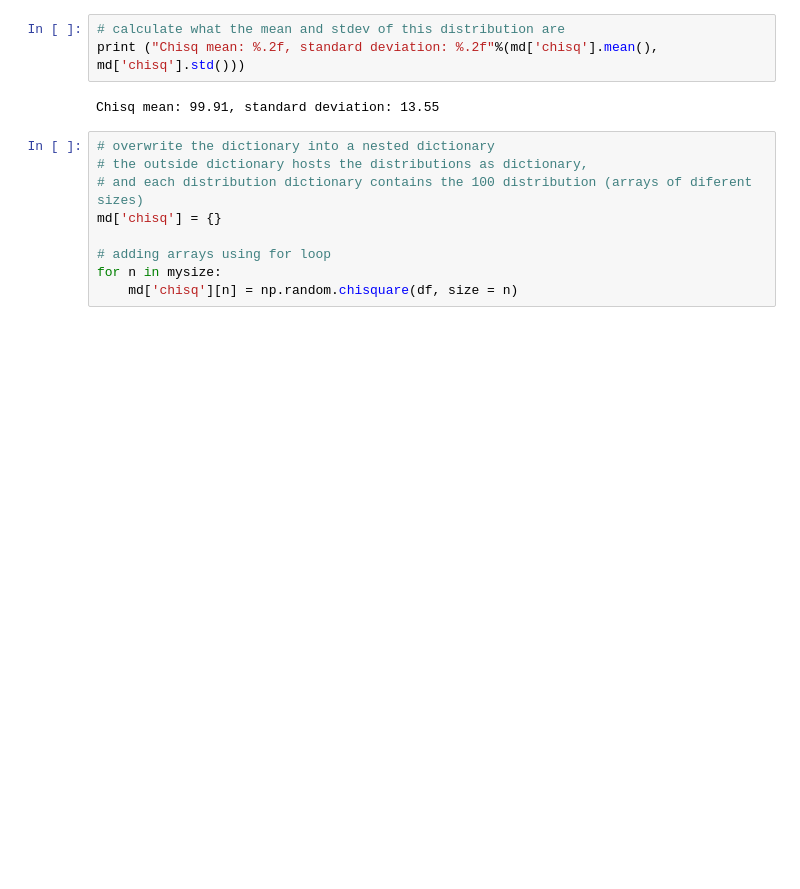
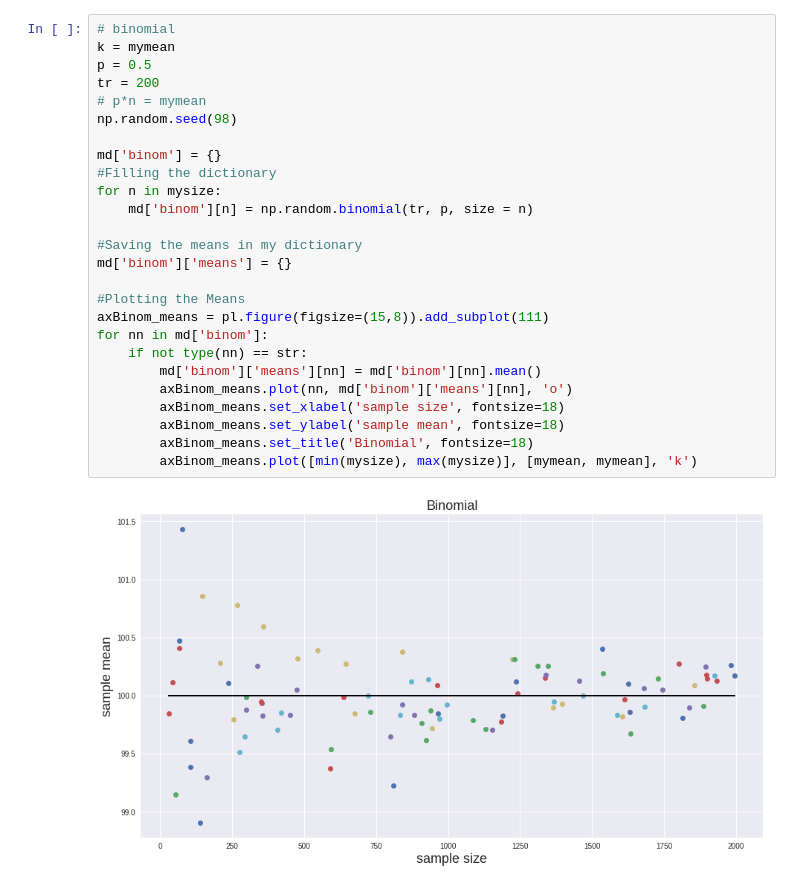
Before and after one commit to charlie-moffett/PUI2017_cm4698, a Jupyter notebook: HW3_cm4698/Assignment1_cm4698.ipynb, the cells around one changed output. Cells and saved outputs as stored; diff of their text form; blank space fills up the shorter version.

```diff
--- a/HW3_cm4698/Assignment1_cm4698.ipynb
+++ b/HW3_cm4698/Assignment1_cm4698.ipynb
@@ -139,14 +36,28 @@ for dist in distributions:
-# %%
-# calculate what the mean and stdev of this distribution are
-print ("Chisq mean: %.2f, standard deviation: %.2f"%(md['chisq'].mean(), md['chisq'].std()))
-# %% [output]
-Chisq mean: 99.91, standard deviation: 13.55
-# %%
-# overwrite the dictionary into a nested dictionary
-# the outside dictionary hosts the distributions as dictionary,
-# and each distribution dictionary contains the 100 distribution (arrays of diferent sizes)
-md['chisq'] = {}
-
-# adding arrays using for loop
-for n in mysize:
-    md['chisq'][n] = np.random.chisquare(df, size = n)
+# %%
+# binomial
+k = mymean
+p = 0.5
+tr = 200
+# p*n = mymean
+np.random.seed(98)
+
+md['binom'] = {}
+#Filling the dictionary
+for n in mysize:
+    md['binom'][n] = np.random.binomial(tr, p, size = n)
+
+#Saving the means in my dictionary
+md['binom']['means'] = {}
+
+#Plotting the Means
+axBinom_means = pl.figure(figsize=(15,8)).add_subplot(111)
+for nn in md['binom']:
+    if not type(nn) == str:
+        md['binom']['means'][nn] = md['binom'][nn].mean()
+        axBinom_means.plot(nn, md['binom']['means'][nn], 'o')
+        axBinom_means.set_xlabel('sample size', fontsize=18)
+        axBinom_means.set_ylabel('sample mean', fontsize=18)
+        axBinom_means.set_title('Binomial', fontsize=18)
+        axBinom_means.plot([min(mysize), max(mysize)], [mymean, mymean], 'k')
+# %% [output]
+[figure, added]
```
Also changed, not shown: parts of 14 cells of this notebook.
